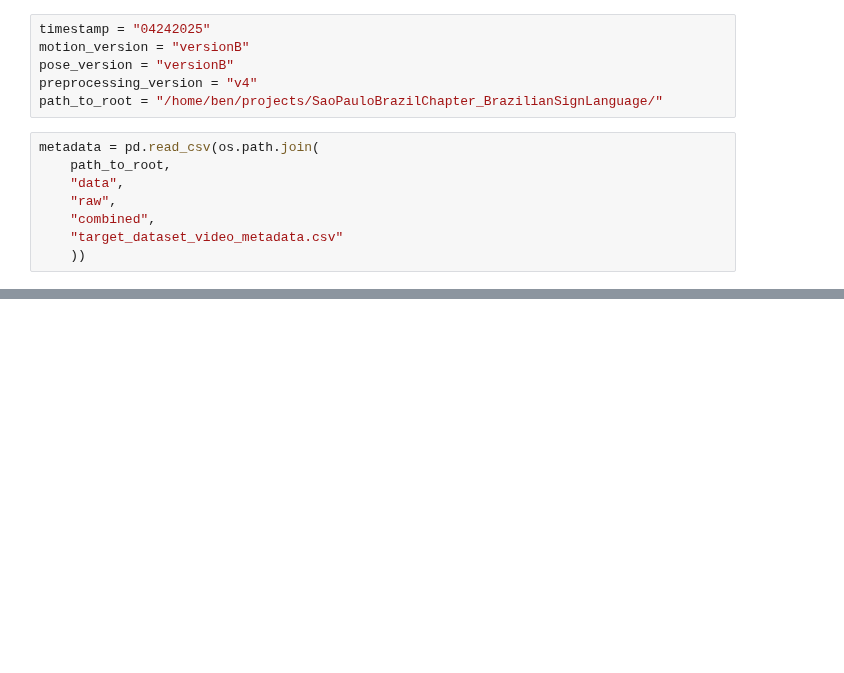
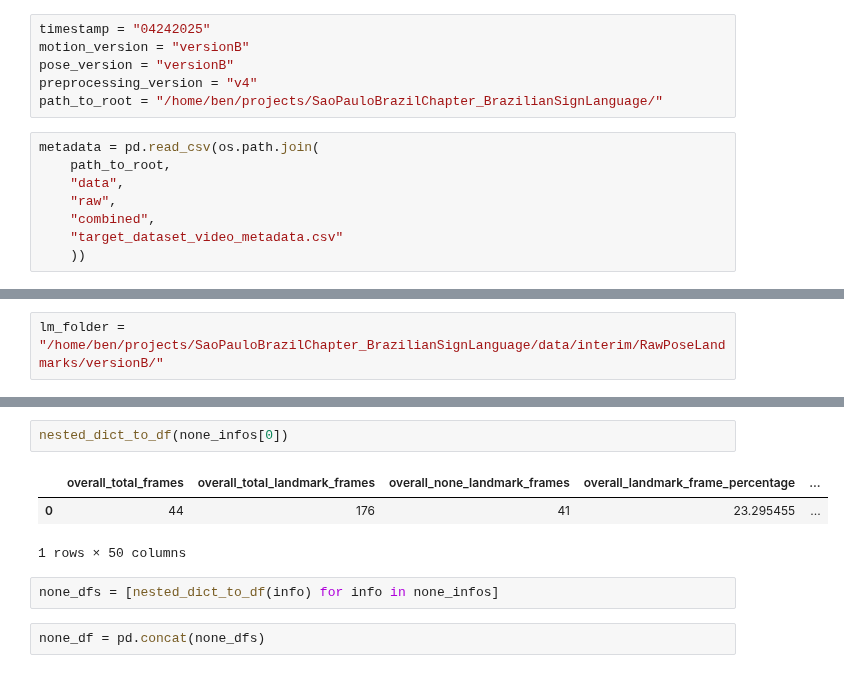
Before and after one commit to patrickf949/SaoPauloBrazilChapter_BrazilianSignLanguage, a Jupyter notebook: code/preprocess/Preprocessing.ipynb, the cells around one changed output, grey strips where cells are left out. Drawn from its saved outputs; the diff is of its cells as text; blank space fills up the shorter version.

```diff
--- a/code/preprocess/Preprocessing.ipynb
+++ b/code/preprocess/Preprocessing.ipynb
@@ -65 +57,3 @@ for i, metadata_row in metadata.iterrows():
     analyzer.save_analysis_info()
+# %%
+lm_folder = "/home/ben/projects/SaoPauloBrazilChapter_BrazilianSignLanguage/data/interim/RawPoseLandmarks/versionB/"
@@ -65,0 +86,10 @@ for i, metadata_row in metadata.iterrows():
+# %%
+nested_dict_to_df(none_infos[0])
+# %% [output]
+|  | overall_total_frames | overall_total_landmark_frames | overall_none_landmark_frames | overall_landmark_frame_percentage | ... |
+| 0 | 44 | 176 | 41 | 23.295455 | ... |
+1 rows × 50 columns
+# %%
+none_dfs = [nested_dict_to_df(info) for info in none_infos]
+# %%
+none_df = pd.concat(none_dfs)
```
Also changed, not shown: parts of 16 cells of this notebook, 1 other file.
